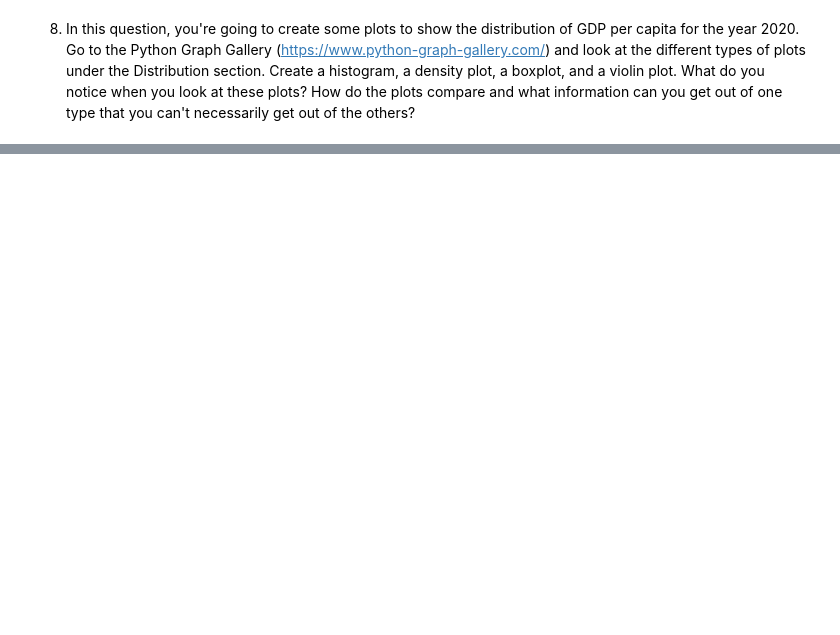
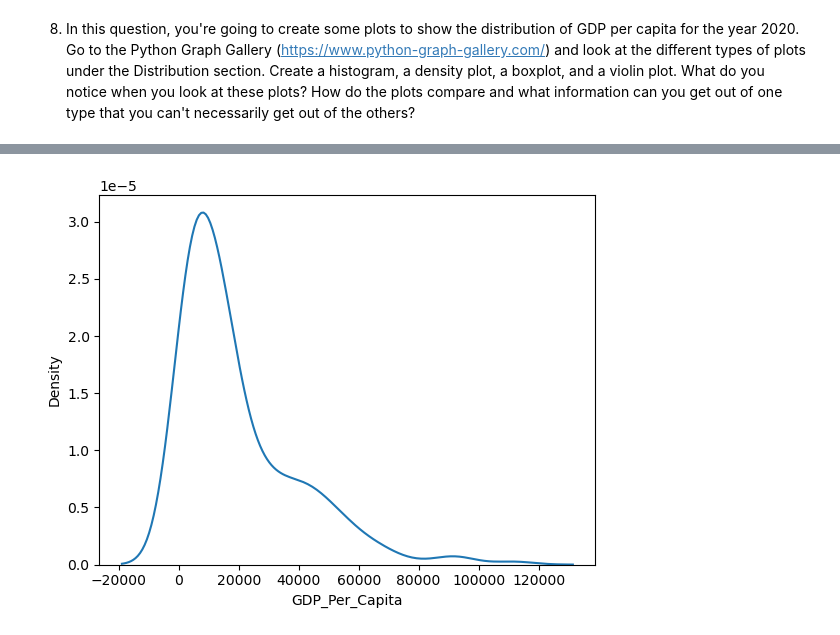
Before and after one commit to NSS-Data-Analytics-Cohort-12/un-python-AbrahamFongnaly, a Jupyter notebook: notebooks/undata.ipynb, the cells around one changed output, grey strips where cells are left out. Cells and saved outputs as stored; diff of their text form; code cells hidden in the pictures; blank space fills up the shorter version.

```diff
--- a/notebooks/undata.ipynb
+++ b/notebooks/undata.ipynb
@@ -71,0 +134,5 @@ print(missing_years)
+# %%
+sns.kdeplot(gdp_per_capita_2020.GDP_Per_Capita)
+plt.show()
+# %% [output]
+[figure, added]
```
Also changed, not shown: parts of 56 cells of this notebook.
